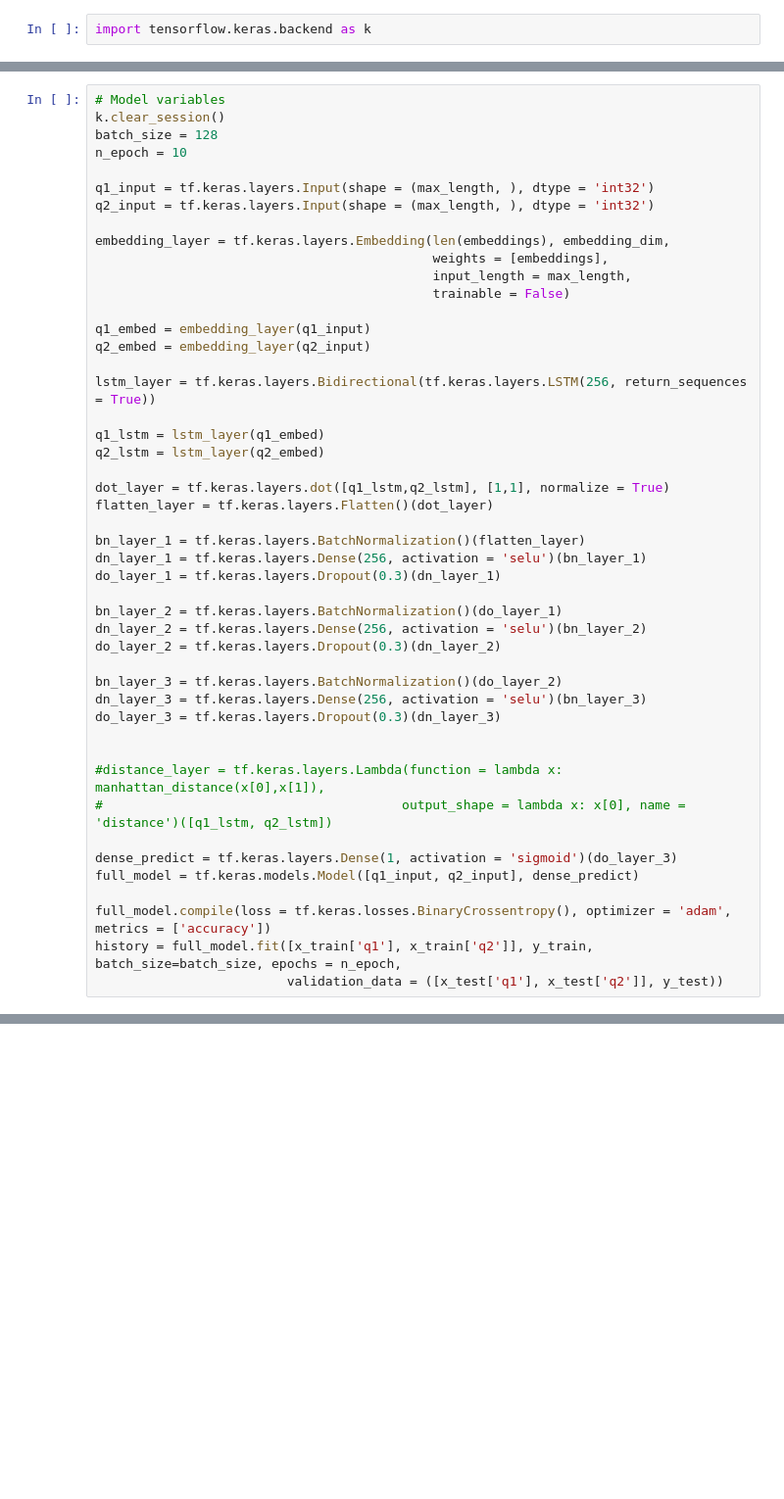
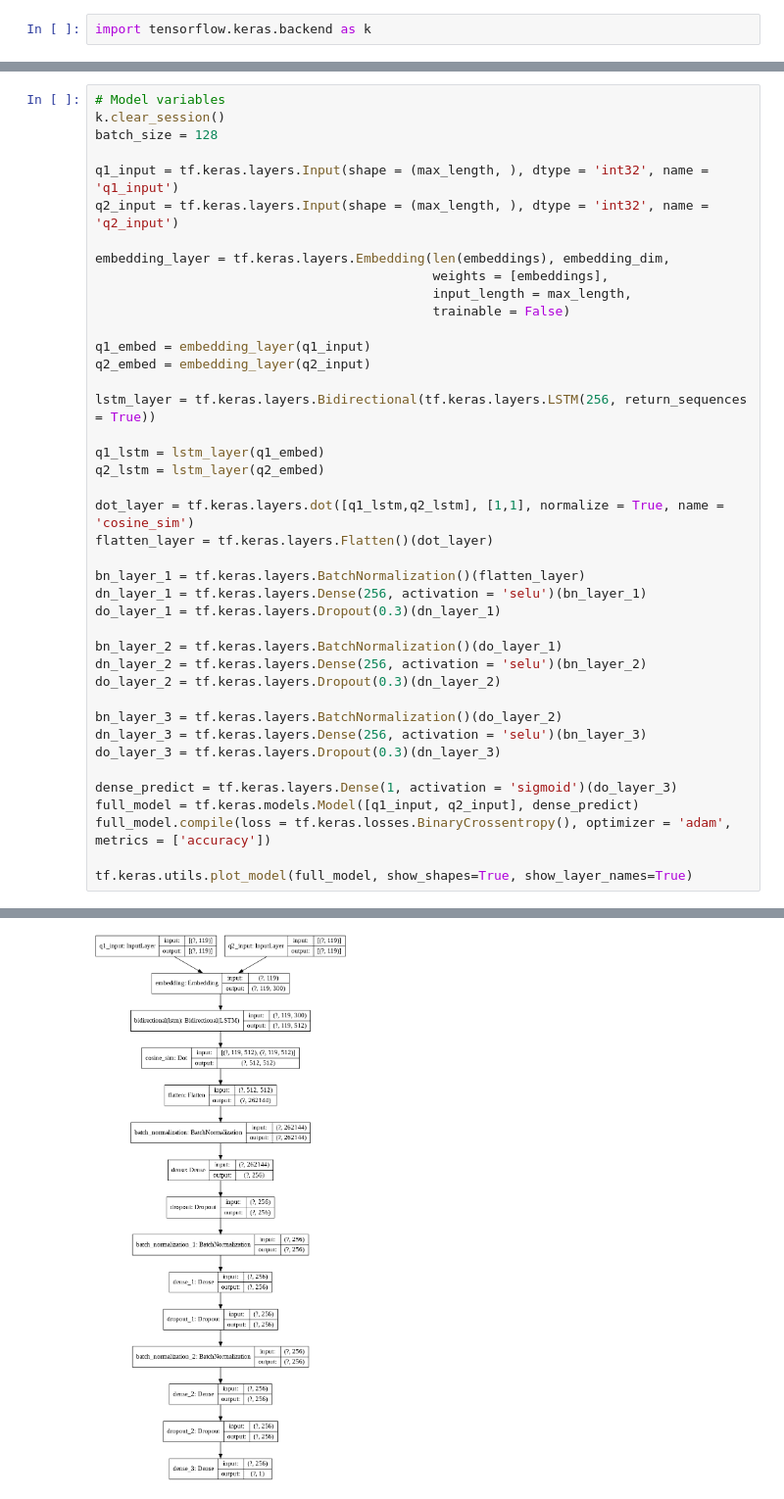
Before and after one commit to Radvian/siamese-quora, a Jupyter notebook: Quora Question Pair Siamese Network.ipynb, the cells around one changed output, grey strips where cells are left out. Shown: that part at 98% size. Saved outputs shown, nothing was run; the diff lists cells and outputs as text; blank space fills up the shorter version.

```diff
--- a/Quora Question Pair Siamese Network.ipynb
+++ b/Quora Question Pair Siamese Network.ipynb
@@ -248,10 +340,9 @@ Successfully installed keras-self-attention-0.47.0
 # Model variables
 k.clear_session()
 batch_size = 128
-n_epoch = 10
 
-q1_input = tf.keras.layers.Input(shape = (max_length, ), dtype = 'int32')
-q2_input = tf.keras.layers.Input(shape = (max_length, ), dtype = 'int32')
+q1_input = tf.keras.layers.Input(shape = (max_length, ), dtype = 'int32', name = 'q1_input')
+q2_input = tf.keras.layers.Input(shape = (max_length, ), dtype = 'int32', name = 'q2_input')
 
 embedding_layer = tf.keras.layers.Embedding(len(embeddings), embedding_dim,
                                             weights = [embeddings],
@@ -266,7 +357,7 @@ lstm_layer = tf.keras.layers.Bidirectional(tf.keras.layers.LSTM(256, return_sequ
 q1_lstm = lstm_layer(q1_embed)
 q2_lstm = lstm_layer(q2_embed)
 
-dot_layer = tf.keras.layers.dot([q1_lstm,q2_lstm], [1,1], normalize = True)
+dot_layer = tf.keras.layers.dot([q1_lstm,q2_lstm], [1,1], normalize = True, name = 'cosine_sim')
 flatten_layer = tf.keras.layers.Flatten()(dot_layer)
 
 bn_layer_1 = tf.keras.layers.BatchNormalization()(flatten_layer)
@@ -281,14 +372,9 @@ bn_layer_3 = tf.keras.layers.BatchNormalization()(do_layer_2)
 dn_layer_3 = tf.keras.layers.Dense(256, activation = 'selu')(bn_layer_3)
 do_layer_3 = tf.keras.layers.Dropout(0.3)(dn_layer_3)
 
-
-#distance_layer = tf.keras.layers.Lambda(function = lambda x: manhattan_distance(x[0],x[1]),
-#                                       output_shape = lambda x: x[0], name = 'distance')([q1_lstm, q2_lstm])
-
 dense_predict = tf.keras.layers.Dense(1, activation = 'sigmoid')(do_layer_3)
 full_model = tf.keras.models.Model([q1_input, q2_input], dense_predict)
+full_model.compile(loss = tf.keras.losses.BinaryCrossentropy(), optimizer = 'adam', metrics = ['accuracy'])
 
-full_model.compile(loss = tf.keras.losses.BinaryCrossentropy(), optimizer = 'adam', metrics = ['accuracy'])
-history = full_model.fit([x_train['q1'], x_train['q2']], y_train, batch_size=batch_size, epochs = n_epoch,
-                         validation_data = ([x_test['q1'], x_test['q2']], y_test))
+tf.keras.utils.plot_model(full_model, show_shapes=True, show_layer_names=True)
 # %% [output]
@@ -314,0 +381 @@ Epoch 10/10
+[figure, added]
```
Also changed, not shown: parts of 34 cells of this notebook.
